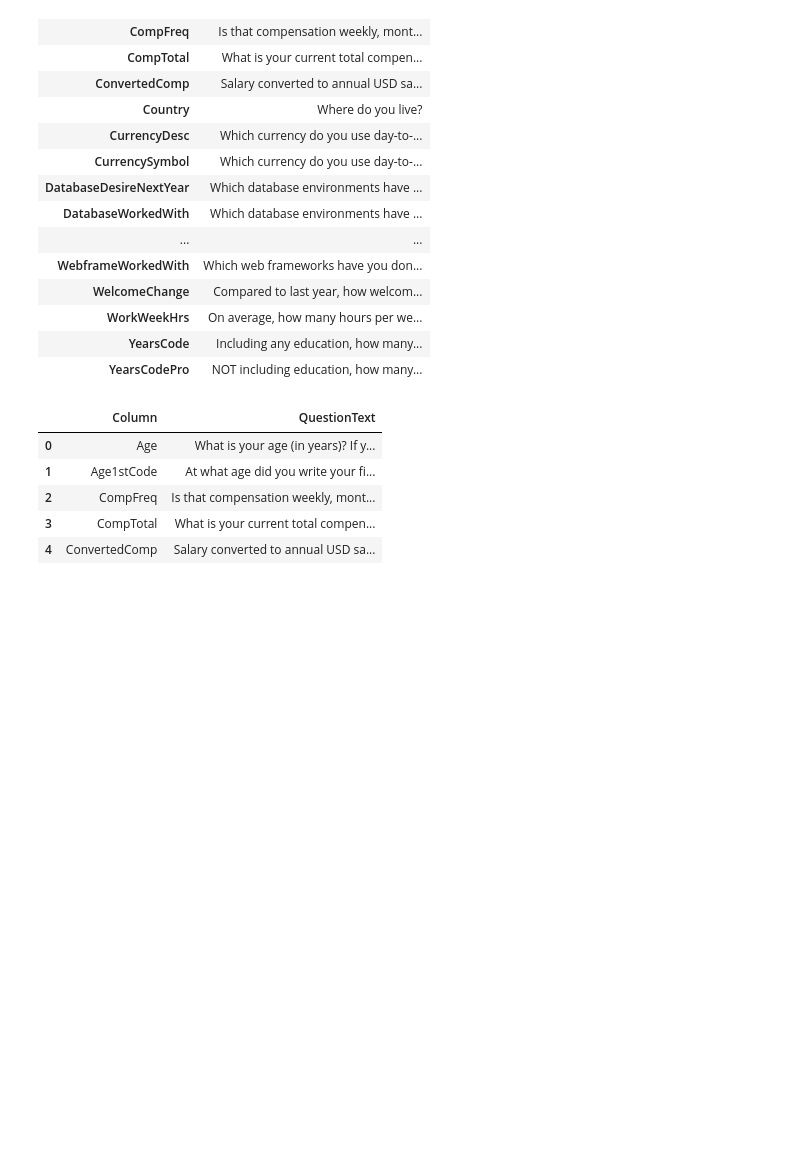
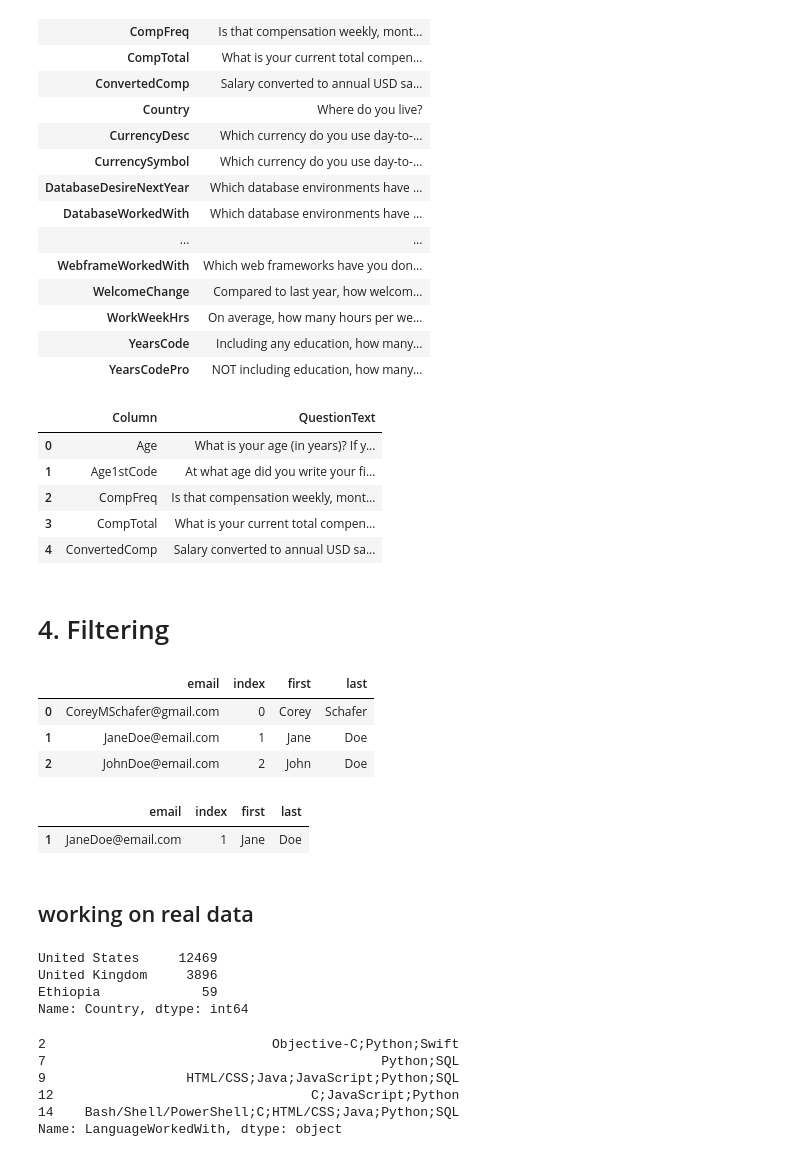
Before and after one commit to kalayu-ftsum/data_science_sample_code, a Jupyter notebook: data analysis/data_analysis.ipynb, the cells around one changed output. Saved outputs shown, nothing was run; the diff lists cells and outputs as text; code cells hidden in the pictures; blank space fills up the shorter version.

Commit message:
filter

```diff
--- a/data analysis/data_analysis.ipynb
+++ b/data analysis/data_analysis.ipynb
@@ -276,3 +276,29 @@ schema_df.head()
 | 2 | CompFreq | Is that compensation weekly, mont... |
 | 3 | CompTotal | What is your current total compen... |
 | 4 | ConvertedComp | Salary converted to annual USD sa... |
+# %% [markdown]
+# 4. Filtering
+# %%
+df_test
+# %% [output]
+|  | email | index | first | last |
+| 0 | CoreyMSchafer@gmail.com | 0 | Corey | Schafer |
+| 1 | JaneDoe@email.com | 1 | Jane | Doe |
+| 2 | JohnDoe@email.com | 2 | John | Doe |
+# %%
+filter=(df_test['last'] == 'Schafer') | (df_test['first'] == 'John')
+df_test.loc[~filter]
+# %% [output]
+|  | email | index | first | last |
+| 1 | JaneDoe@email.com | 1 | Jane | Doe |
+# %% [markdown]
+## working on real data
+# %%
+country=["Ethiopia","United States","United Kingdom"]
+filt=df["Country"].isin(country)
+df[filt]["Country"].value_counts()
+# %% [output]
+United States     12469
+United Kingdom     3896
+Ethiopia             59
+Name: Country, dtype: int64
@@ -278,0 +307,9 @@ schema_df.head()
+# %%
+df.loc[filt]['LanguageWorkedWith'].head()
+# %% [output]
+2                             Objective-C;Python;Swift
+7                                           Python;SQL
+9                  HTML/CSS;Java;JavaScript;Python;SQL
+12                                 C;JavaScript;Python
+14    Bash/Shell/PowerShell;C;HTML/CSS;Java;Python;SQL
+Name: LanguageWorkedWith, dtype: object
```
Also changed, not shown: parts of 1 cell of this notebook.
